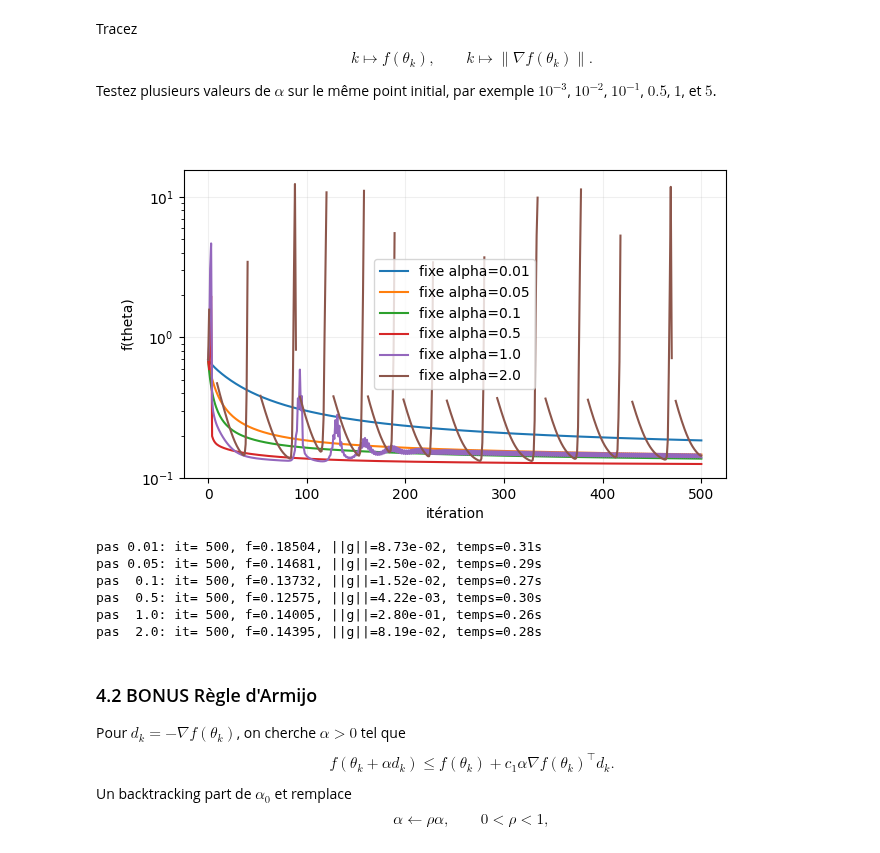
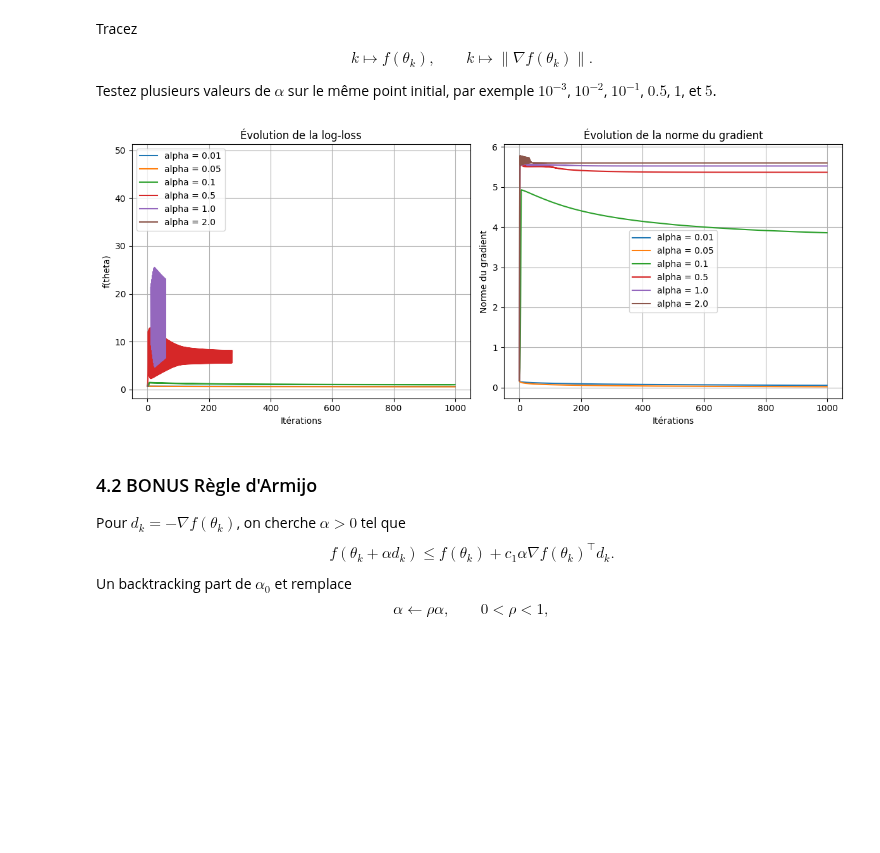
Before and after one commit to antoinecassou/3GMO1, a Jupyter notebook: Projet_QuickDraw_Sujet.ipynb, the cells around one changed output. Saved outputs shown, nothing was run; the diff lists cells and outputs as text; code cells hidden in the pictures; blank space fills up the shorter version.

```diff
--- a/Projet_QuickDraw_Sujet.ipynb
+++ b/Projet_QuickDraw_Sujet.ipynb
@@ -316,7 +471,18 @@ def finite_difference_gradient(f, theta, h=1e-6, indices=None):
     return g
 
 
+#f=objectif
 
 
 # TODO — comparer gradient analytique et gradient numérique
+
+#vecteur aleatoire
+
+#finite_difference_gradient(objective, np.random.random(785), h=1e-6, indices=None)
+
+
+def f (theta):
+    return objective(theta, X_train_b, y_train,lmbda = 1e-2)
+
+finite_difference_gradient(f, np.random.normal(scale = 1e-3, size=785))
 # %% [output]
@@ -352,26 +555,59 @@ Testez plusieurs valeurs de $\alpha$ sur le même point initial, par exemple $10
 # %%
 lmbda = 1e-2
 
-theta0 = np.zeros(
-    X_train_b.shape[1]
-)
+theta0 = np.zeros(X_train_b.shape[1])
 
 # Quelques pas à comparer
 fixed_results = {}
 
-for alpha in [0.01, 0.05, 0.1, 0.5,1.,2.]:
 
-    fixed_results[alpha] = ...
+lmbda = 1e-2
+
+def f(theta):
+    return objective(theta, X_train_b, y_train, lmbda)
+
+def gradf(theta):
+    return grad_objective(theta, X_train_b, y_train, lmbda)
+
+# Quelques pas à comparer
+fixed_results = {}
+
+for alpha in [0.01, 0.05, 0.1, 0.5, 1., 2.]:
+
+    fixed_results[alpha] = gradient_descent_fixed(
+        f, gradf, theta0, alpha
+    )
 
 # TODO — tracer les historiques
+
+fig, axes = plt.subplots(1, 2, figsize=(12, 5))
+
+for alpha in fixed_results:
+
+    theta, valeurs_f, normes_grad, n_iter = fixed_results[alpha]
+
+    # Courbe de la log-loss
+    axes[0].plot(valeurs_f, label=f"alpha = {alpha}")
+
+    # Courbe de la norme du gradient
+    axes[1].plot(normes_grad, label=f"alpha = {alpha}")
+
+axes[0].set_title("Évolution de la log-loss")
+axes[0].set_xlabel("Itérations")
+axes[0].set_ylabel("f(theta)")
+axes[0].legend()
+axes[0].grid()
+
+axes[1].set_title("Évolution de la norme du gradient")
+axes[1].set_xlabel("Itérations")
+axes[1].set_ylabel("Norme du gradient")
+axes[1].legend()
+axes[1].grid()
+
+plt.tight_layout()
+plt.show()
 # %% [output]
-[figure, old version]
+[figure, new version]
-pas 0.01: it= 500, f=0.18504, ||g||=8.73e-02, temps=0.31s
-pas 0.05: it= 500, f=0.14681, ||g||=2.50e-02, temps=0.29s
-pas  0.1: it= 500, f=0.13732, ||g||=1.52e-02, temps=0.27s
-pas  0.5: it= 500, f=0.12575, ||g||=4.22e-03, temps=0.30s
-pas  1.0: it= 500, f=0.14005, ||g||=2.80e-01, temps=0.26s
-pas  2.0: it= 500, f=0.14395, ||g||=8.19e-02, temps=0.28s
 # %% [markdown]
 ### 4.2 BONUS Règle d'Armijo
 
```
Also changed, not shown: parts of 13 cells of this notebook, 2 other files.
